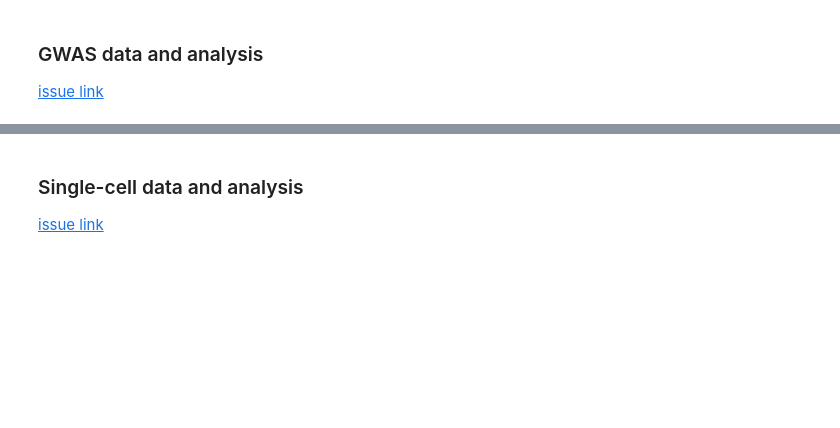
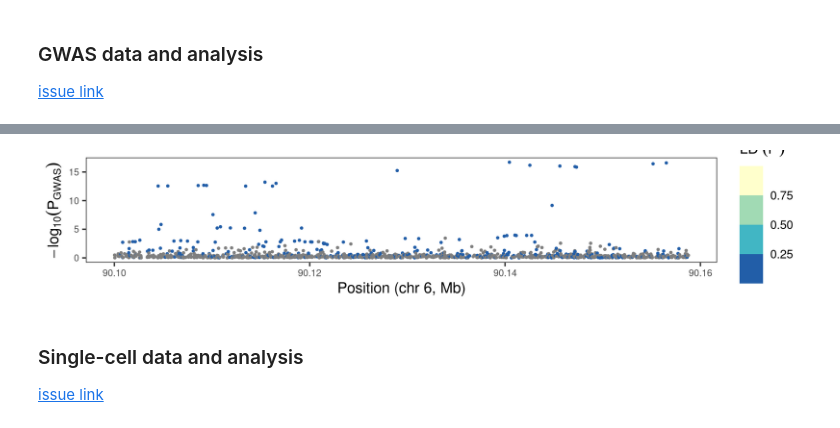
Before and after one commit to abearab/BMI-206-Class-Project, a Jupyter notebook: notebook.ipynb, the cells around one changed output, grey strips where cells are left out. Drawn from its saved outputs; the diff is of its cells as text; code cells hidden in the pictures; blank space fills up the shorter version.

```diff
--- a/notebook.ipynb
+++ b/notebook.ipynb
@@ -20,3 +17,11 @@ import os
+# %%
+%matplotlib inline
+from IPython.display import Image
+
+# show a png file
+Image(filename='figures/t1d_uk_bb.h.filt.fig4a.png')
+# %% [output]
+[figure, added]
 # %% [markdown]
 ### Single-cell data and analysis
 [issue link](https://github.com/abearab/BMI-206-Class-Project/issues/3)
```
Also changed, not shown: parts of 1 cell of this notebook.
